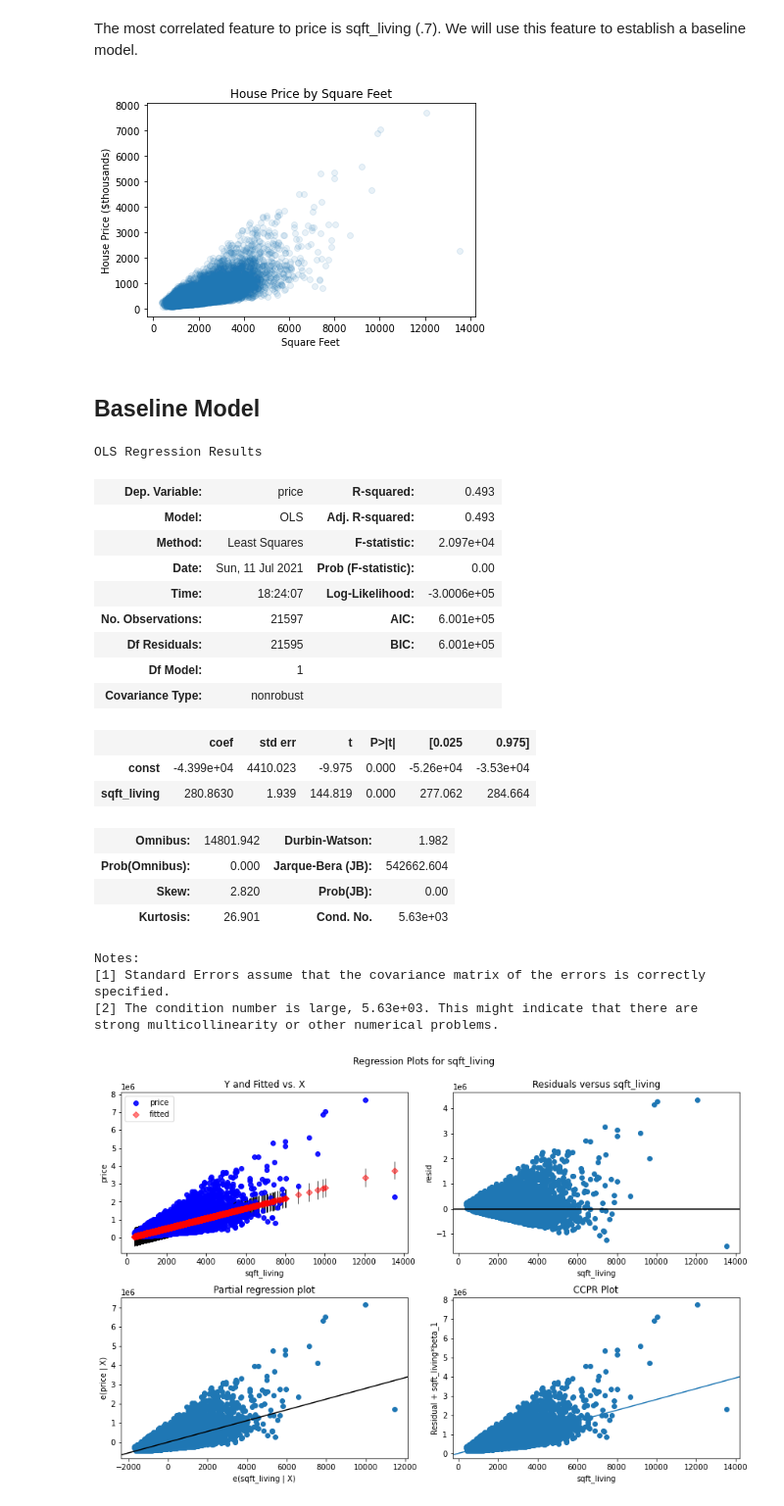
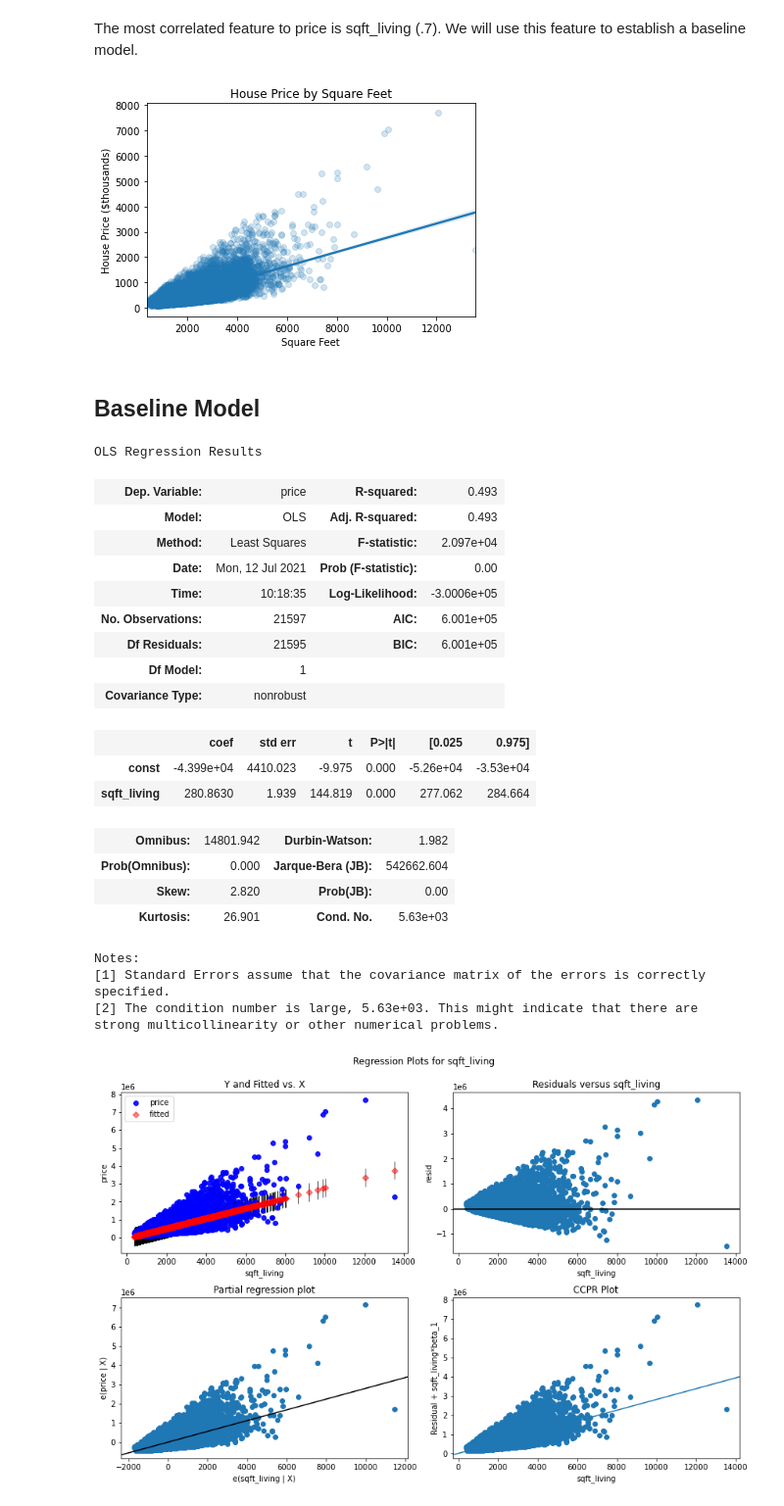
Before and after one commit to mankah/Project-2, a Jupyter notebook: Notebook.ipynb, the cells around one changed output. Shown at 98% size. Saved outputs shown, nothing was run; the diff lists cells and outputs as text; code cells hidden in the pictures.

```diff
--- a/Notebook.ipynb
+++ b/Notebook.ipynb
@@ -49,8 +49,14 @@ df.loc[df.sqft_basement=='?', 'sqft_basement'] = 0
 df.sqft_basement = df.sqft_basement.astype(float)
 
 #Drop id, date, and view
-cols_to_drop = ['id', 'date', 'view']
+cols_to_drop = ['id']
 df.drop(cols_to_drop, axis=1, inplace=True)
+# %%
+df['date'] = pd.to_datetime(df['date'])
+df['Month'] = df['date'].apply(lambda date: date.month)
+df['Year'] = df['date'].apply(lambda date: date.year)
+df['bathrooms'] = np.round(df['bathrooms'])
+df['floors'] = np.round(df['floors'])
 # %%
 df.hist('price', bins=20);
 # %% [output]
@@ -70,14 +82,18 @@ sns.heatmap(
 The most correlated feature to price is sqft_living (.7).  We will use this feature to establish a baseline model.
 # %%
 fig, ax = plt.subplots()
-ax.scatter(df.sqft_living, df.price, alpha=.1)
+
+sns.regplot(df.sqft_living, df.price, scatter_kws={'alpha':0.2})
+
 ax.set_xlabel('Square Feet')
 ax.set_yticks(range(0,9000000,1000000))
+
 ax.set_yticklabels(range(0,9000,1000))
 ax.set_ylabel('House Price ($thousands)')
+
 ax.set_title('House Price by Square Feet');
 # %% [output]
-[figure, old version]
+[figure, new version]
 # %% [markdown]
 ## Baseline Model
 # %%
@@ -91,8 +107,8 @@ OLS Regression Results
 | Dep. Variable: | price | R-squared: | 0.493 |
 | Model: | OLS | Adj. R-squared: | 0.493 |
 | Method: | Least Squares | F-statistic: | 2.097e+04 |
-| Date: | Sun, 11 Jul 2021 | Prob (F-statistic): | 0.00 |
-| Time: | 18:24:07 | Log-Likelihood: | -3.0006e+05 |
+| Date: | Mon, 12 Jul 2021 | Prob (F-statistic): | 0.00 |
+| Time: | 10:18:35 | Log-Likelihood: | -3.0006e+05 |
 | No. Observations: | 21597 | AIC: | 6.001e+05 |
 | Df Residuals: | 21595 | BIC: | 6.001e+05 |
 | Df Model: | 1 |  |  |
```
Also changed, not shown: parts of 6 cells of this notebook.
